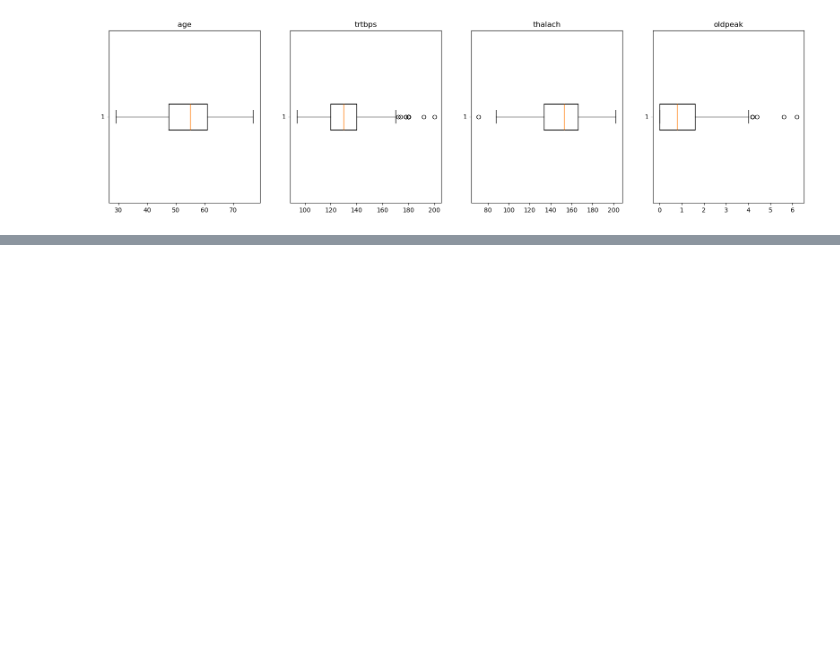
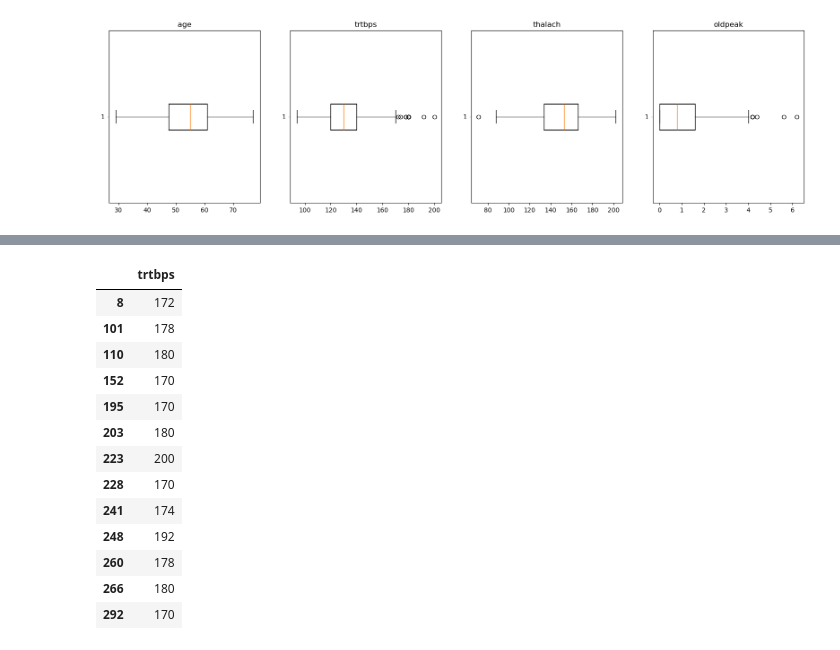
Before and after one commit to quangminh206lnh-collab/Practice_heart_prediction_attack-, a Jupyter notebook: heart_attack_prediction.ipynb, the cells around one changed output, grey strips where cells are left out. Cells and saved outputs as stored; diff of their text form; code cells hidden in the pictures; blank space fills up the shorter version.

Commit message:
V19_ Dealing with Outliers-DETERMINE NUM OF OUTLIERS USING NORMAL DISTRIBUTION

```diff
--- a/heart_attack_prediction.ipynb
+++ b/heart_attack_prediction.ipynb
@@ -761,0 +770,7 @@ Text(0.5, 1.0, 'oldpeak')
+# %%
+z_score_trtbps = zscore(df["trtbps"])
+
+for threshold in range(1, 4):
+    print("Threshold value: {}".format(threshold))
+    print("Number of Outliers: {}".format(len(np.where(z_score_trtbps > threshold)[0])))
+    print("-----------------------------")
@@ -761,0 +787,17 @@ Text(0.5, 1.0, 'oldpeak')
+# %%
+df[z_score_trtbps > 2 ][["trtbps"]]
+# %% [output]
+|  | trtbps |
+| 8 | 172 |
+| 101 | 178 |
+| 110 | 180 |
+| 152 | 170 |
+| 195 | 170 |
+| 203 | 180 |
+| 223 | 200 |
+| 228 | 170 |
+| 241 | 174 |
+| 248 | 192 |
+| 260 | 178 |
+| 266 | 180 |
+| 292 | 170 |
```
Also changed, not shown: parts of 4 cells of this notebook.
